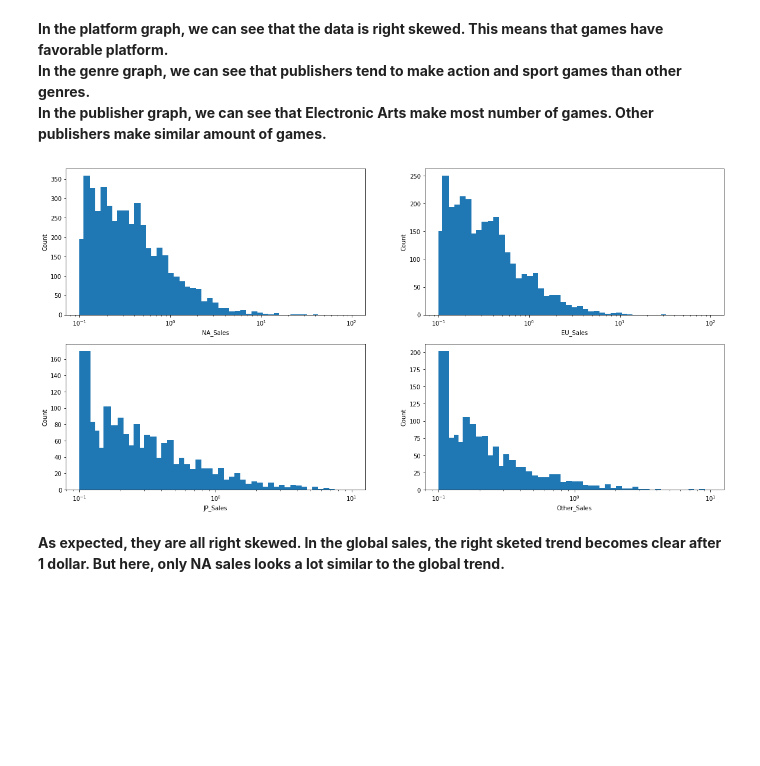
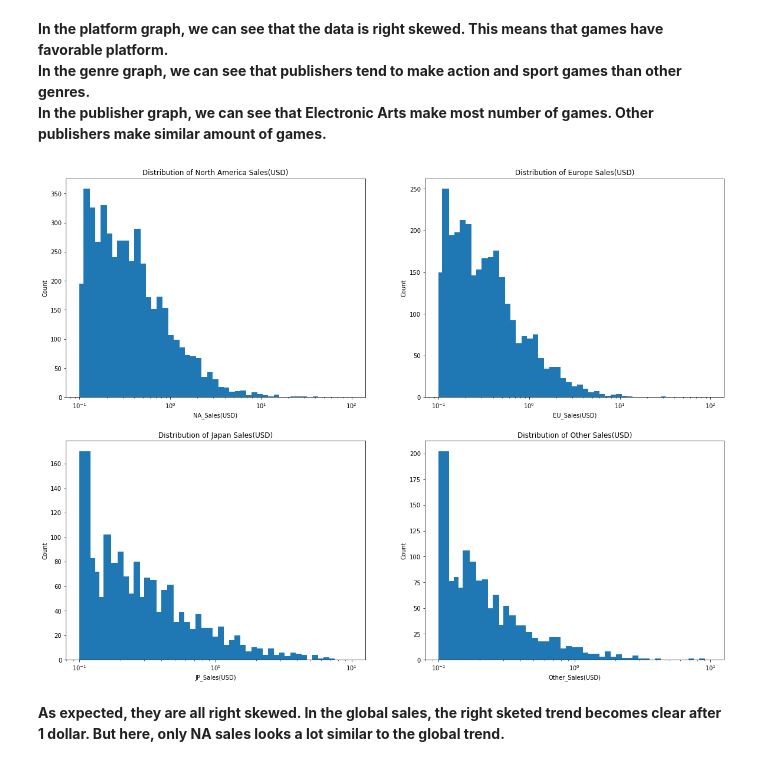
Before and after one commit to lretinue/Video-Game-Exploration, a Jupyter notebook: Video_Games_Exploration_Part1.ipynb, the cells around one changed output. Drawn from its saved outputs; the diff is of its cells as text; code cells hidden in the pictures; blank space fills up the shorter version.

```diff
--- a/Video_Games_Exploration_Part1.ipynb
+++ b/Video_Games_Exploration_Part1.ipynb
@@ -134,35 +141,39 @@ In the publisher graph, we can see that Electronic Arts make most number of game
 # %%
 #Next, let's explore other features: NA Sales, EU Sales, JP Sales, and Other Sales.
 bin1= np.logspace(1,4,dtype="int")/100
 bin2 = np.logspace(1,3,dtype="int")/100
-plt.figure(figsize=(20,10))
+plt.figure(figsize=(20,15))
 
 plt.subplot(2,2,1)
 plt.hist(data = vgsales, x = 'NA_Sales', bins=bin1)
-plt.xlabel("NA_Sales")
+plt.xlabel("NA_Sales(USD)")
 plt.ylabel("Count")
+plt.title("Distribution of North America Sales(USD)")
 plt.xscale('log')
 
 plt.subplot(2,2,2)
 plt.hist(data = vgsales, x = 'EU_Sales', bins=bin1)
-plt.xlabel("EU_Sales")
+plt.xlabel("EU_Sales(USD)")
 plt.ylabel("Count")
+plt.title("Distribution of Europe Sales(USD)")
 plt.xscale('log')
 
 plt.subplot(2,2,3)
 plt.hist(data = vgsales, x = 'JP_Sales', bins=bin2)
-plt.xlabel("JP_Sales")
+plt.xlabel("JP_Sales(USD)")
 plt.ylabel("Count")
+plt.title("Distribution of Japan Sales(USD)")
 plt.xscale('log')
 
 plt.subplot(2,2,4)
 plt.hist(data = vgsales, x = 'Other_Sales',bins=bin2)
-plt.xlabel("Other_Sales")
+plt.xlabel("Other_Sales(USD)")
 plt.ylabel("Count")
 plt.xscale('log')
+plt.title("Distribution of Other Sales(USD)")
 plt.show()
 # %% [output]
-[figure, old version]
+[figure, new version]
 # %% [markdown]
 **As expected, they are all right skewed. In the global sales, the right sketed trend becomes clear after 1 dollar. But here, only NA sales looks a lot similar to the global trend.**
 # %% [markdown]
```
Also changed, not shown: parts of 17 cells of this notebook, 3 other files.
